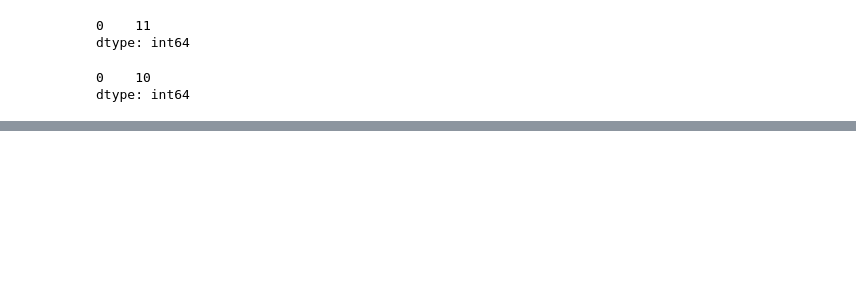
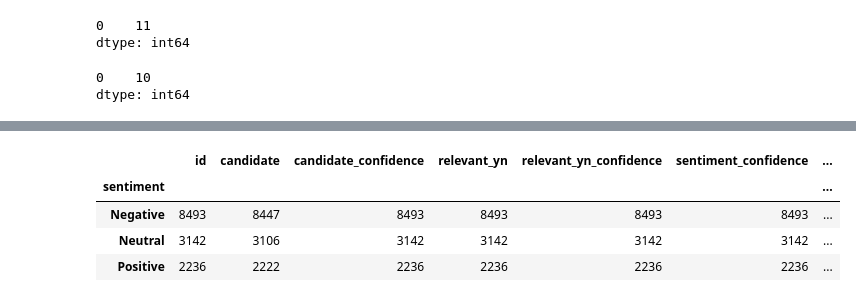
Before and after one commit to jebus2088/proyecto-portafolio, a Jupyter notebook: Notebooks/analisis_eda1.ipynb, the cells around one changed output, grey strips where cells are left out. Cells and saved outputs as stored; diff of their text form; code cells hidden in the pictures; blank space fills up the shorter version.

```diff
--- a/Notebooks/analisis_eda1.ipynb
+++ b/Notebooks/analisis_eda1.ipynb
@@ -336,0 +390,12 @@ NameError: name 'sentimientos' is not defined
+# %%
+# linea de código (4)
+(sentimientos.groupby('sentiment')
+             .count())
+# con estas lineas le digo que agrupe usando la columna sentimiento y luego haga
+# conteo de el sentimiento en cada caso
+# %% [output]
+|  | id | candidate | candidate_confidence | relevant_yn | relevant_yn_confidence | sentiment_confidence | ... |
+| sentiment |  |  |  |  |  |  | ... |
+| Negative | 8493 | 8447 | 8493 | 8493 | 8493 | 8493 | ... |
+| Neutral | 3142 | 3106 | 3142 | 3142 | 3142 | 3142 | ... |
+| Positive | 2236 | 2222 | 2236 | 2236 | 2236 | 2236 | ... |
```
Also changed, not shown: parts of 5 cells of this notebook.
